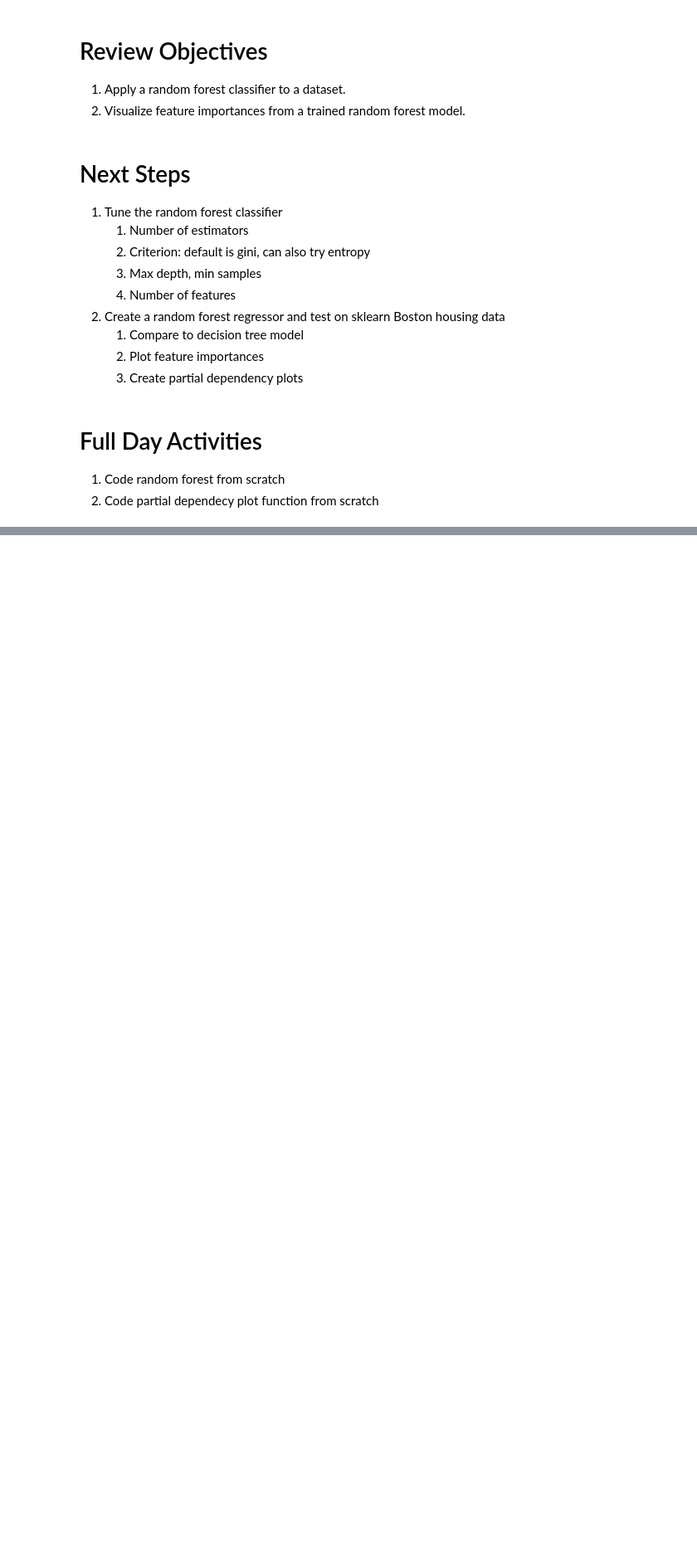
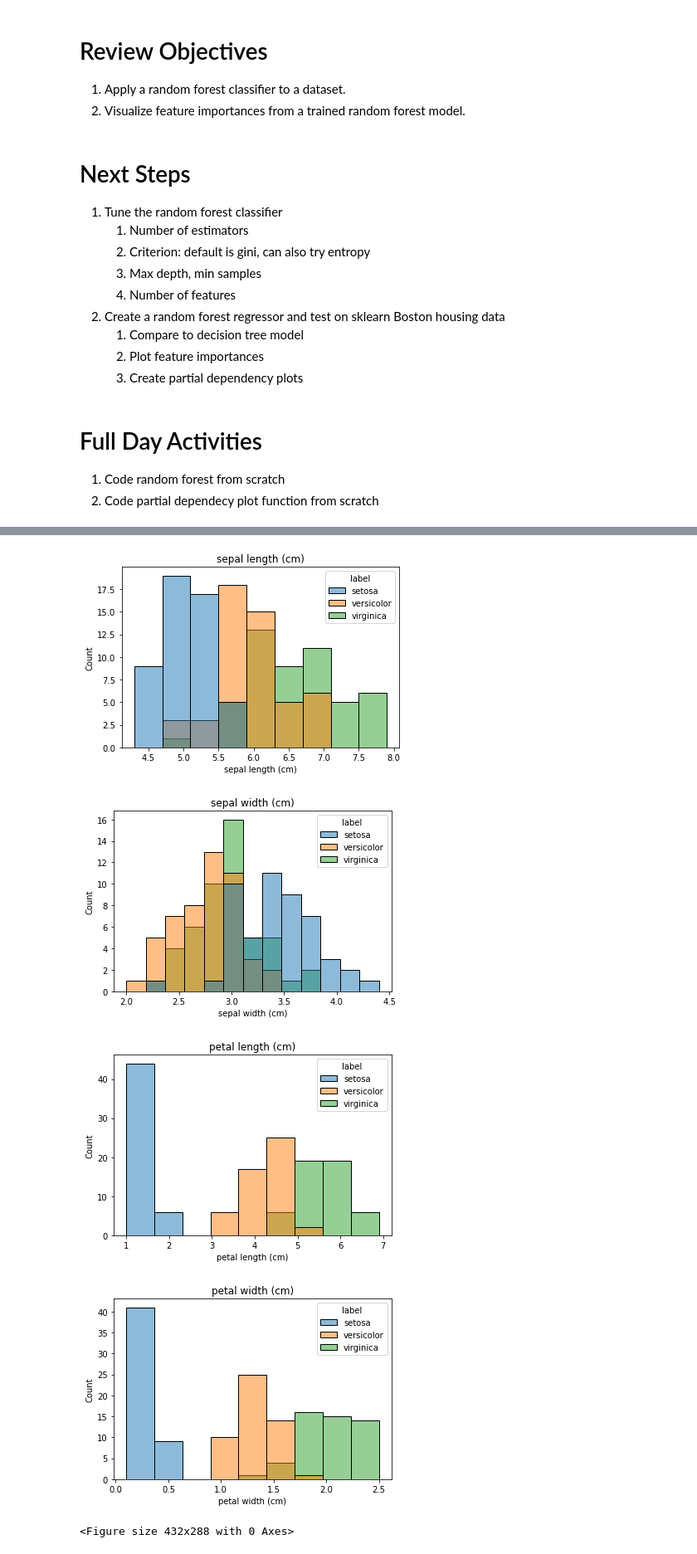
Before and after one commit to dlumian/Random_Forest, a Jupyter notebook: Random_Forest.ipynb, the cells around one changed output, grey strips where cells are left out. Shown at 83% size. Cells and saved outputs as stored; diff of their text form; code cells hidden in the pictures; blank space fills up the shorter version.

Commit message:
Additional eda and visualizations

```diff
--- a/Random_Forest.ipynb
+++ b/Random_Forest.ipynb
@@ -297,0 +323,3 @@ Target is:  virginica
+# %%
+features = df.columns[:4]
+features
@@ -297,0 +330,10 @@ Target is:  virginica
+# %%
+for feat in features:
+    sns.histplot(x=df[feat], hue=df['label']).set(title=feat)
+    plt.figure()
+# %% [output]
+[figure, added]
+[figure, added]
+[figure, added]
+[figure, added]
+<Figure size 432x288 with 0 Axes>
```
Also changed, not shown: parts of 8 cells of this notebook.
